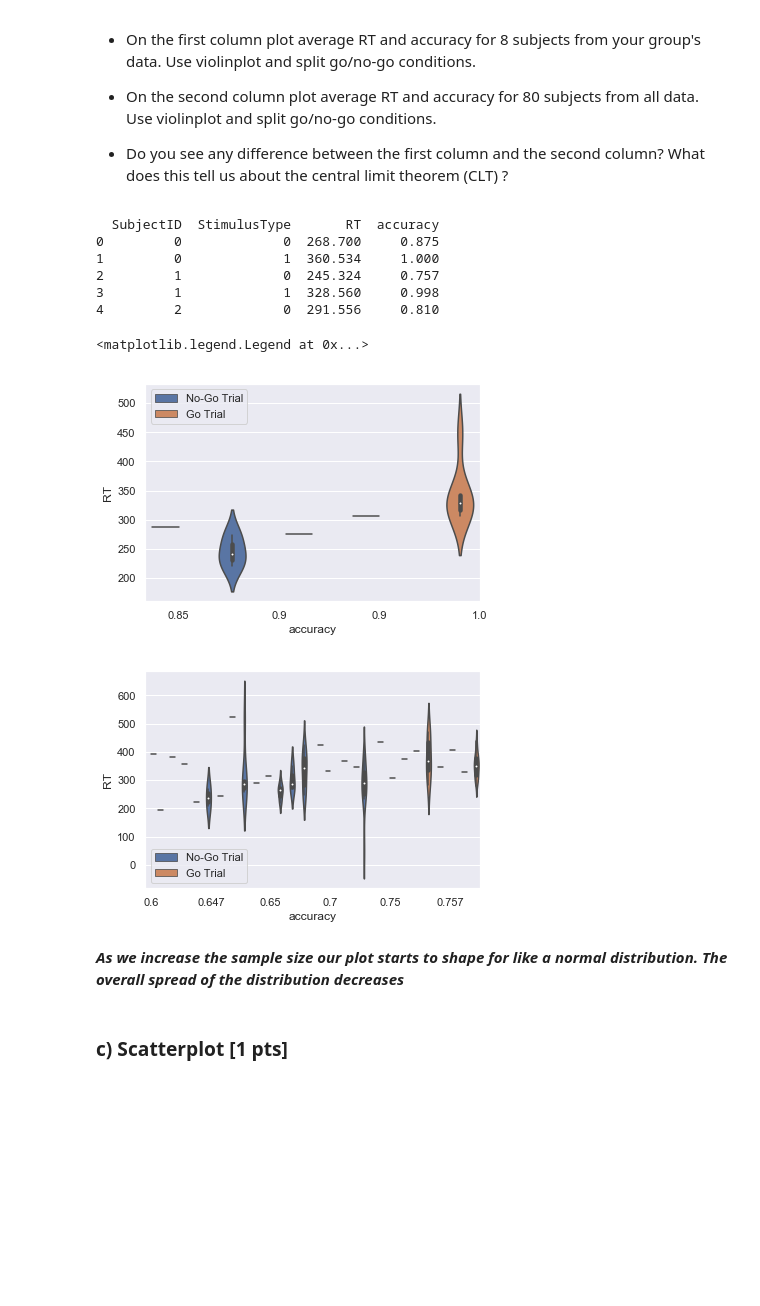
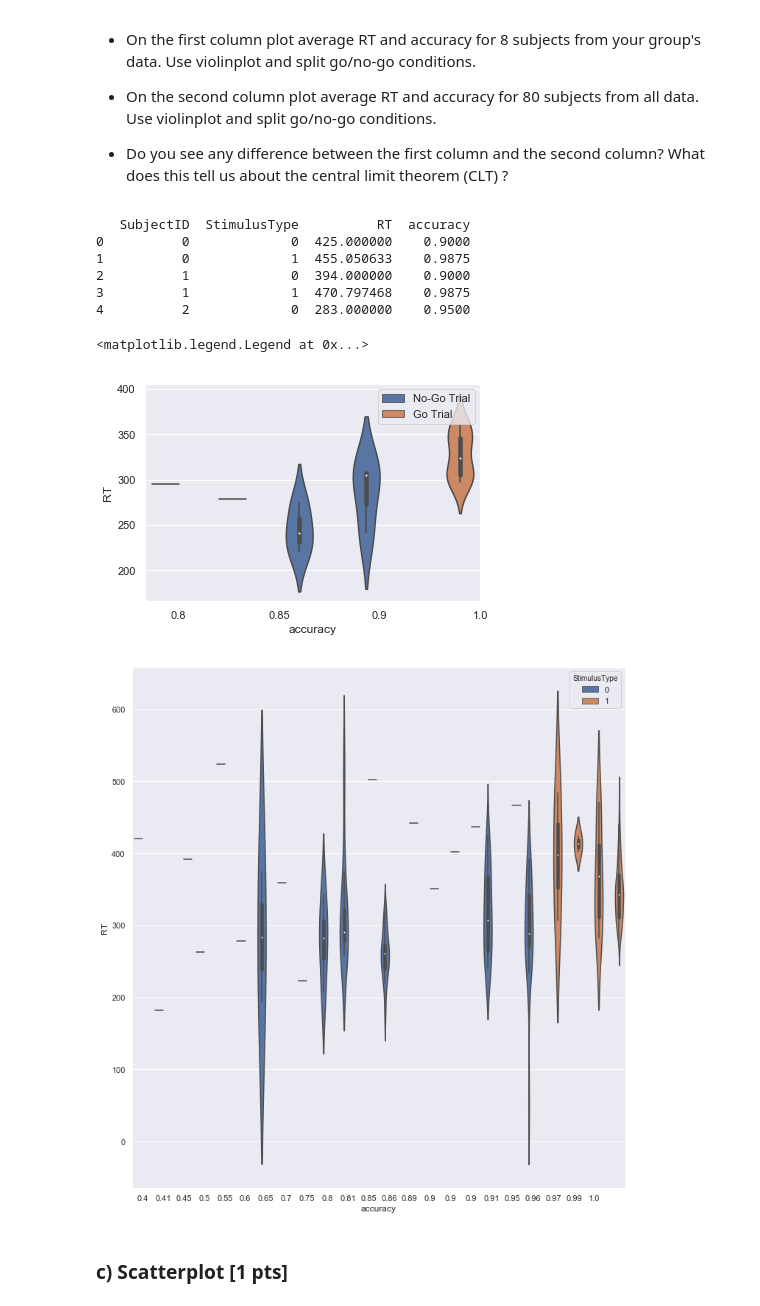
Before and after one commit to NBP-ACC/week-4-acc10, a Jupyter notebook: sheet02.ipynb, the cells around one changed output. Drawn from its saved outputs; the diff is of its cells as text; code cells hidden in the pictures; blank space fills up the shorter version.

Commit message:
Unique subjects and better visualization

```diff
--- a/sheet02.ipynb
+++ b/sheet02.ipynb
@@ -56,19 +55,16 @@ df_from_each_file = (pd.read_csv(f) for f in all_files)
 df_concatenated   = pd.concat(df_from_each_file,axis=0, ignore_index=True)
 
 # use pd.set_option here to display in a nice way
-# only display 30 rows
-pd.set_option("display.max_rows", 30)
-# displays precision for decimal numbers
-pd.set_option("display.precision", 3)
+pd.set_option('display.max_rows', 200)
+
+# make all subjectIDs unique for one subject
+for i in range(9):
+    a = i*100
+    b = a + 99
+    df_concatenated.loc[a:b, 'SubjectID'] = i
+return df_concatenated
 
 DATAPATH = os.getcwd() + '/Processed/data_concatenated.csv'
-
-#make a new folder
-try:
-    os.mkdir(os.getcwd() + '/Processed/')
-except OSError as err:
-    print("Directory already exists.")
-
 df_concatenated.to_csv(DATAPATH,index=False)
 df_concatenated
 # %% [output]
@@ -208,11 +205,20 @@ all_groups = glob.glob(os.path.join(PATH, "*.csv"))
 df_from_each_file_group = (pd.read_csv(f) for f in all_groups)
 df_concatenated_groups  = pd.concat(df_from_each_file_group,axis=0, ignore_index=True)
 
+# make all subjectIDs unique for one subject
+
+
 #add a colum congruence with 1 value if response and stimulus are the same 0 otherwise
 df_concatenated_groups['congruence'] = np.where(df_concatenated_groups['StimulusType']==df_concatenated_groups['response'],
                                           1, 0)
 # create a new dataframe with averaged data
 df_concatenated_avg_groups=pd.DataFrame(df_concatenated_groups, columns = ['SubjectID', 'StimulusType', 'RT', 'congruence'])
+
+# make all subjectIDs unique for one subject
+for i in range(89):
+        a = i*100
+        b = a + 99
+        df_concatenated_avg_groups.loc[a:b, 'SubjectID'] = i
 
 #assigning a Nan value to all 0 in the RT column
 df_concatenated_avg_groups['RT'] = df_concatenated_avg_groups['RT'].replace(0,np.NaN)
@@ -223,11 +229,12 @@ df_concatenated_avg_groups['RT'] = df_concatenated_avg_groups['RT'].groupby([df_
 
 df_concatenated_avg_groups['congruence'] = df_concatenated_avg_groups['congruence'].groupby([df_concatenated_avg_groups['SubjectID'],
                                                 df_concatenated_avg_groups['StimulusType']]).transform('mean')
+
 #rename congruence column as accuracy
 df_concatenated_avg_groups.rename(columns={'congruence': 'accuracy'}, inplace=True)
 
 
-#reshaping the data frame by grouping by subject and stimulus type
+#aggregate the values for each combination of "SubjectID" and "StimulusType" , in  two summary statistics for the "StimulusType"
 df_concatenated_avg_groups= df_concatenated_avg_groups.groupby([df_concatenated_avg_groups['SubjectID'],
                                                                 df_concatenated_avg_groups['StimulusType']],as_index=False).mean()
 
@@ -235,57 +242,47 @@ df_concatenated_avg_groups= df_concatenated_avg_groups.groupby([df_concatenated_
 print(df_concatenated_avg_groups.head())
 # save averaged dataframe
 DATAPATH = os.getcwd() + '/Processed/data_concatenated_averaged_groups.csv'
 df_concatenated.to_csv(DATAPATH,index=False)
 
-
-
 fig1, axe1 = plt.subplots(sharey="row")
 
 # violin plot for your group's data
 axe1 = sns.violinplot(data = df_concatenated_avg, x = 'accuracy', y = 'RT', hue = 'StimulusType')
 
 # violin plot of all group's data
-fig2, axe2 = plt.subplots(sharey="row")
+fig2, axe2 = plt.subplots(figsize=[12.,13.],sharey="row")
 
 axe2 = sns.violinplot(data = df_concatenated_avg_groups, x = 'accuracy', y = 'RT', hue = 'StimulusType')
-
-
-"""axe2.xaxis.set_major_locator(plt.MaxNLocator(5))
-axe2.xaxis.set_major_formatter(FormatStrFormatter('%.2f'))
-
-#axe2.tick_params(length = 3)"""
 
 # rounding of float number for better readibility
 labels = [item.get_text() for item in axe1.get_xticklabels()]
 axe1.set_xticklabels([str(round(float(label), 3)) for label in labels])
 # set amount of values for readibility
 axe1.xaxis.set_major_locator(plt.MaxNLocator(4))
 
 # rounding of float number for better readibility
 labels = [item.get_text() for item in axe2.get_xticklabels()]
-axe2.set_xticklabels([str(round(float(label), 3)) for label in labels])
+axe2.set_xticklabels([str(round(float(label), 2)) for label in labels])
 # set amount of values for readibility
-axe2.xaxis.set_major_locator(plt.MaxNLocator(6))
+
+axe2.xaxis.set_major_locator(plt.MaxNLocator(nbins=24))
 
 
 handles, _ = axe1.get_legend_handles_labels()
-axe1.legend(handles, ['No-Go Trial', 'Go Trial'], loc ='upper left')
+axe1.legend(handles, ['No-Go Trial', 'Go Trial'])
 
 handles, _ = axe2.get_legend_handles_labels()
-axe2.legend(handles, ['No-Go Trial', 'Go Trial'], loc ='lower left')
+axes2.legend(handles, ['No-Go Trial', 'Go Trial'])
 # %% [output]
-  SubjectID  StimulusType       RT  accuracy
-0         0             0  268.700     0.875
-1         0             1  360.534     1.000
-2         1             0  245.324     0.757
-3         1             1  328.560     0.998
-4         2             0  291.556     0.810
+   SubjectID  StimulusType          RT  accuracy
+0          0             0  425.000000    0.9000
+1          0             1  455.050633    0.9875
+2          1             0  394.000000    0.9000
+3          1             1  470.797468    0.9875
+4          2             0  283.000000    0.9500
 <matplotlib.legend.Legend at 0x...>
-[figure, old version]
+[figure, new version]
-[figure, old version]
+[figure, new version]
-# %% [markdown]
-***As we increase the sample size our plot starts to shape for like a normal distribution.
-The overall spread of the distribution decreases***
 # %% [markdown]
 ### c) Scatterplot [1 pts]
 # %% [markdown]
```
Also changed, not shown: parts of 5 cells of this notebook.
